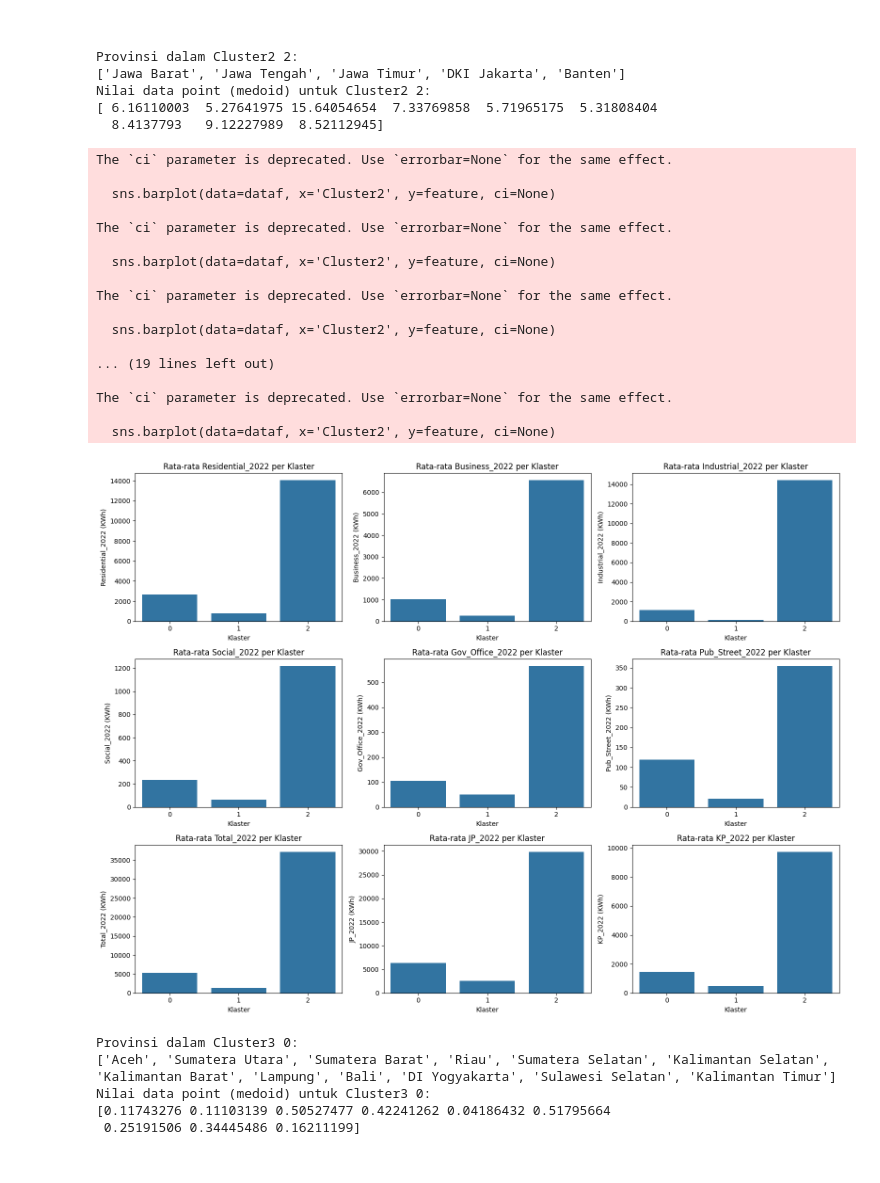
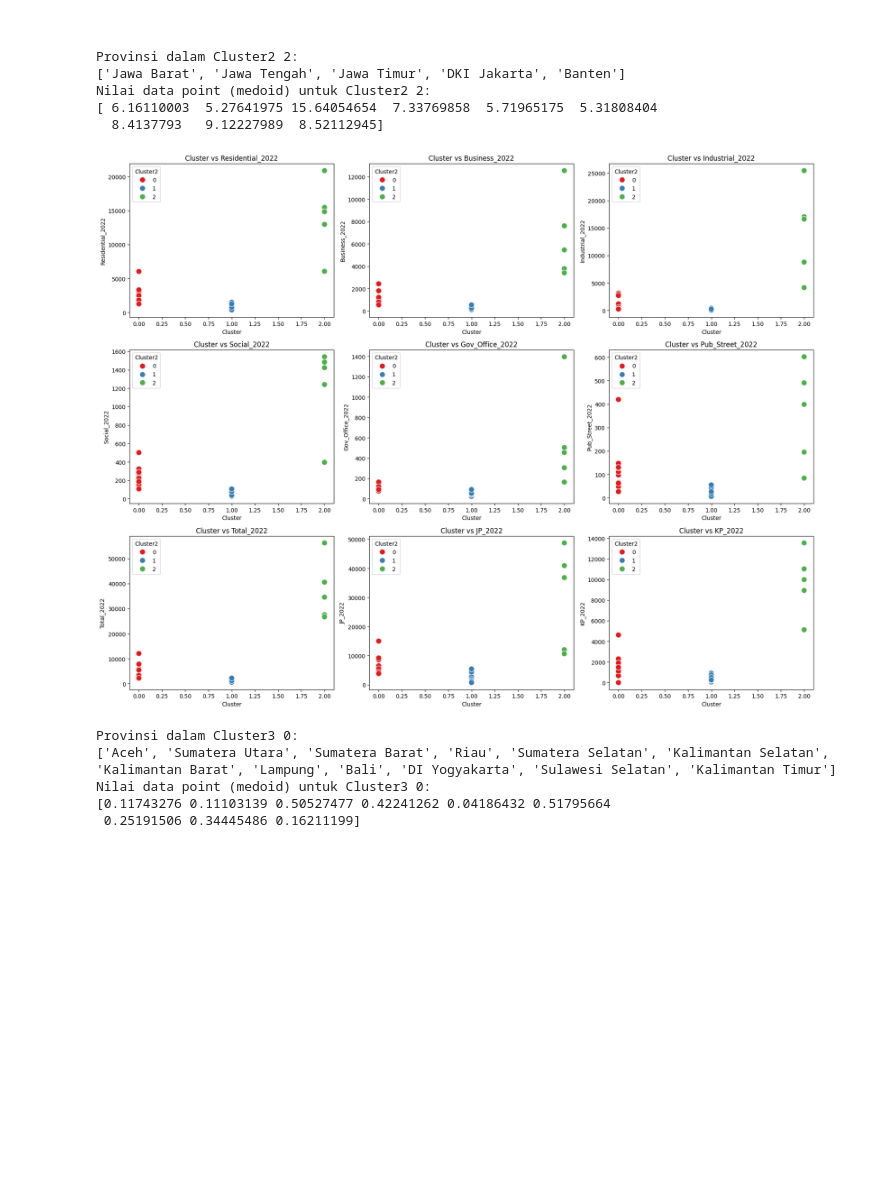
Before and after one commit to XQVWMM/konsumsi-listrik-notebook, a Jupyter notebook: KMedoids.ipynb, the cells around one changed output. Cells and saved outputs as stored; diff of their text form; code cells hidden in the pictures; blank space fills up the shorter version.

```diff
--- a/KMedoids.ipynb
+++ b/KMedoids.ipynb
@@ -71,13 +71,15 @@ Nilai data point (medoid) untuk Cluster 2:
 [ 6.27825292  5.21211718 16.00603189  7.45034583  5.33631975  5.40676033
   8.639279    6.34919019  8.59140282]
 # %%
-plt.figure(figsize=(16, 12))
+plt.figure(figsize=(18, 14))
+
 for i, feature in enumerate(features1, 1):
     plt.subplot(3, 3, i)
-    sns.barplot(data=dataf, x='Cluster', y=feature, ci=None)
-    plt.title(f"Rata-rata {feature} per Klaster")
-    plt.xlabel("Klaster")
-    plt.ylabel(f"{feature} (KWh)")
+    sns.scatterplot(x='Cluster', y=feature, data=dataf, hue='Cluster', palette='Set1', s=100)
+    plt.title(f'Cluster vs {feature}')
+    plt.xlabel('Cluster')
+    plt.ylabel(f'{feature}')
+
 plt.tight_layout()
 plt.show()
 # %% [output]
@@ -164,34 +149,19 @@ Nilai data point (medoid) untuk Cluster2 2:
 [ 6.16110003  5.27641975 15.64054654  7.33769858  5.71965175  5.31808404
   8.4137793   9.12227989  8.52112945]
 # %%
-plt.figure(figsize=(16, 12))
+plt.figure(figsize=(18, 14))
+
 for i, feature in enumerate(features2, 1):
     plt.subplot(3, 3, i)
-    sns.barplot(data=dataf, x='Cluster2', y=feature, ci=None)
-    plt.title(f"Rata-rata {feature} per Klaster")
-    plt.xlabel("Klaster")
-    plt.ylabel(f"{feature} (KWh)")
+    sns.scatterplot(x='Cluster2', y=feature, data=dataf, hue='Cluster2', palette='Set1', s=100)
+    plt.title(f'Cluster vs {feature}')
+    plt.xlabel('Cluster')
+    plt.ylabel(f'{feature}')
+
 plt.tight_layout()
 plt.show()
 # %% [output]
-The `ci` parameter is deprecated. Use `errorbar=None` for the same effect.
-
-  sns.barplot(data=dataf, x='Cluster2', y=feature, ci=None)
-
-The `ci` parameter is deprecated. Use `errorbar=None` for the same effect.
-
-  sns.barplot(data=dataf, x='Cluster2', y=feature, ci=None)
-
-The `ci` parameter is deprecated. Use `errorbar=None` for the same effect.
-
-  sns.barplot(data=dataf, x='Cluster2', y=feature, ci=None)
-
-... (19 lines left out)
-
-The `ci` parameter is deprecated. Use `errorbar=None` for the same effect.
-
-  sns.barplot(data=dataf, x='Cluster2', y=feature, ci=None)
-[figure, old version]
+[figure, new version]
 # %%
 features3 = ['Residential', 'Business', 'Industrial', 'Social', 'Gov_Office', 'Pub_Street', 'Total', 'JP_2023', 'KP_2023']
 
```
Also changed, not shown: parts of 2 cells of this notebook.
